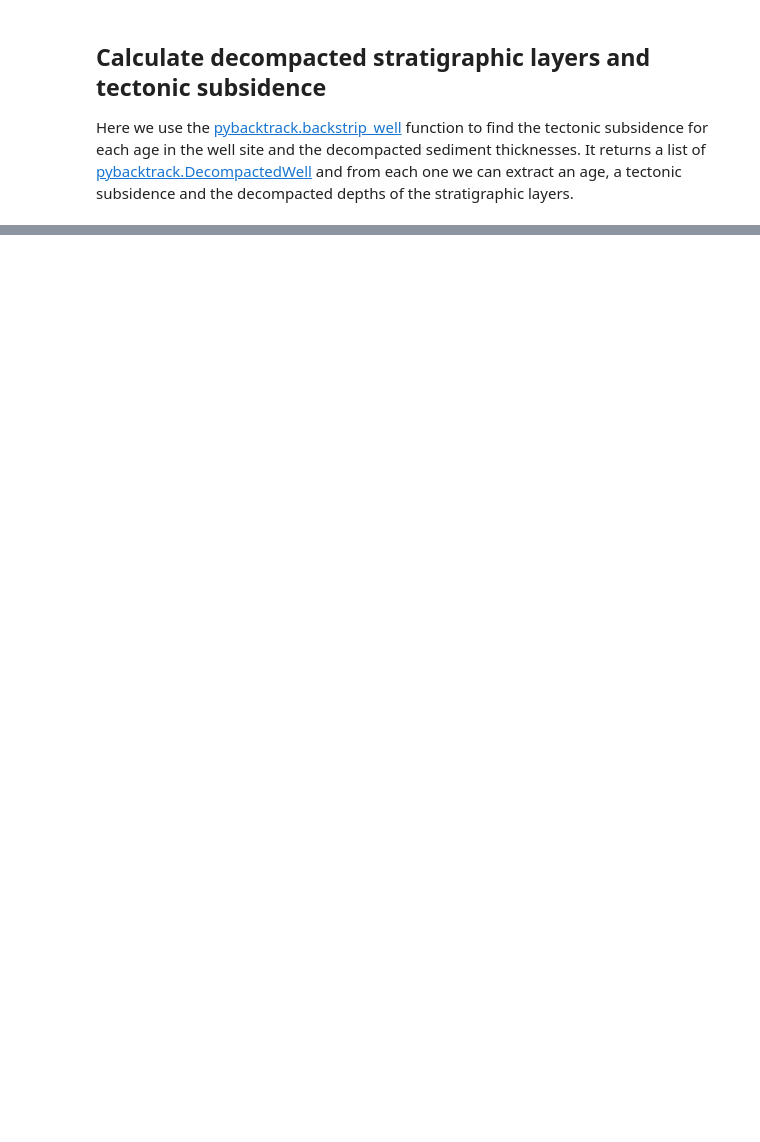
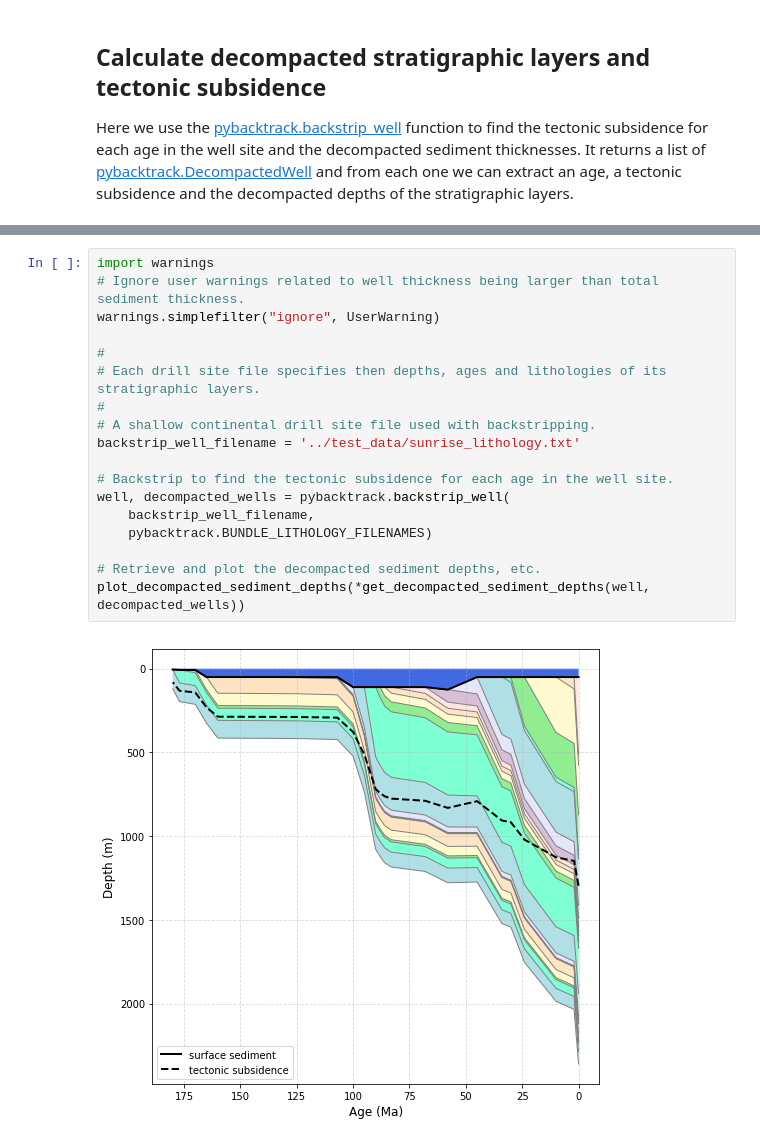
Before and after one commit to EarthByte/pyBacktrack, a Jupyter notebook: pybacktrack/notebooks/decompacting_stratigraphy.ipynb, the cells around one changed output, grey strips where cells are left out. Saved outputs shown, nothing was run; the diff lists cells and outputs as text; blank space fills up the shorter version.

```diff
--- a/pybacktrack/notebooks/decompacting_stratigraphy.ipynb
+++ b/pybacktrack/notebooks/decompacting_stratigraphy.ipynb
@@ -147,0 +176,20 @@ plt.show()
+# %%
+import warnings
+# Ignore user warnings related to well thickness being larger than total sediment thickness.
+warnings.simplefilter("ignore", UserWarning)
+
+#
+# Each drill site file specifies then depths, ages and lithologies of its stratigraphic layers.
+#
+# A shallow continental drill site file used with backstripping.
+backstrip_well_filename = '../test_data/sunrise_lithology.txt'
+
+# Backstrip to find the tectonic subsidence for each age in the well site.
+well, decompacted_wells = pybacktrack.backstrip_well(
+    backstrip_well_filename,
+    pybacktrack.BUNDLE_LITHOLOGY_FILENAMES)
+
+# Retrieve and plot the decompacted sediment depths, etc.
+plot_decompacted_sediment_depths(*get_decompacted_sediment_depths(well, decompacted_wells))
+# %% [output]
+[figure, added]
```
Also changed, not shown: parts of 8 cells of this notebook, 1 other file.
